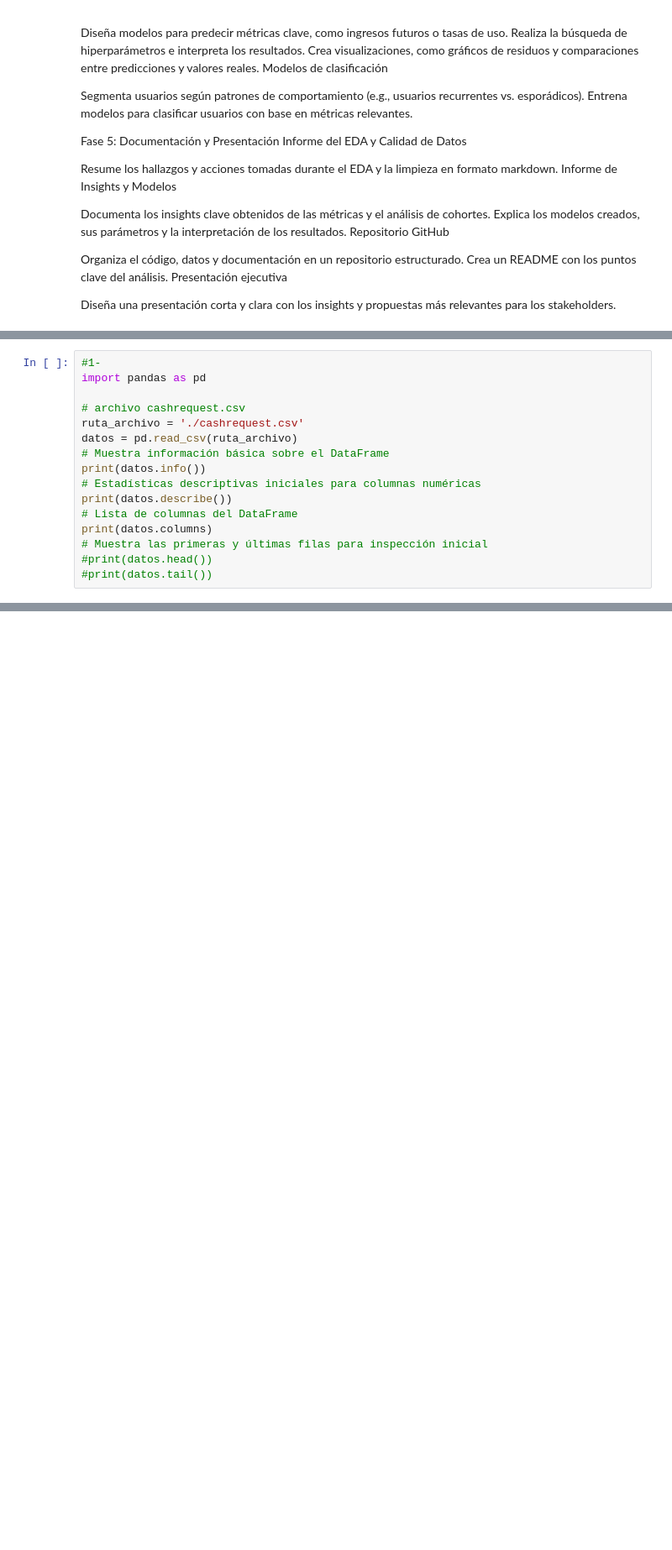
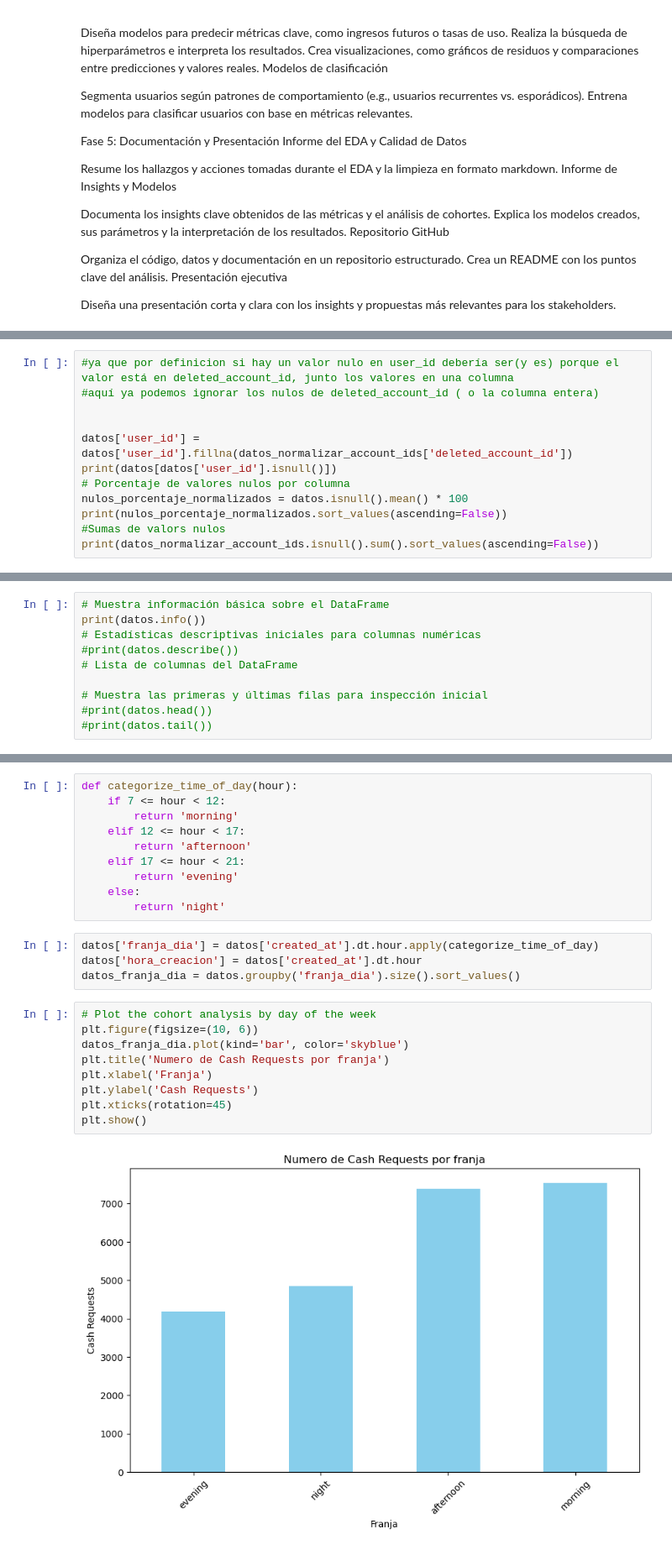
Before and after one commit to sayo18/Analisis-Avanzados-para-Pagos-de-Business-Payments, a Jupyter notebook: Proyecto2.ipynb, the cells around one changed output, grey strips where cells are left out. Shown: that part at 84% size. Drawn from its saved outputs; the diff is of its cells as text; blank space fills up the shorter version.

```diff
--- a/Proyecto2.ipynb
+++ b/Proyecto2.ipynb
@@ -69,0 +159,12 @@ Diseña una presentación corta y clara con los insights y propuestas más relev
+# %%
+#ya que por definicion si hay un valor nulo en user_id debería ser(y es) porque el valor está en deleted_account_id, junto los valores en una columna
+#aquí ya podemos ignorar los nulos de deleted_account_id ( o la columna entera)
+
+
+datos['user_id'] = datos['user_id'].fillna(datos_normalizar_account_ids['deleted_account_id'])
+print(datos[datos['user_id'].isnull()])
+# Porcentaje de valores nulos por columna
+nulos_porcentaje_normalizados = datos.isnull().mean() * 100
+print(nulos_porcentaje_normalizados.sort_values(ascending=False))
+#Sumas de valors nulos
+print(datos_normalizar_account_ids.isnull().sum().sort_values(ascending=False))
@@ -70,16 +304,10 @@ Diseña una presentación corta y clara con los insights y propuestas más relev
 # %%
-#1-
-import pandas as pd
-
-# archivo cashrequest.csv
-ruta_archivo = './cashrequest.csv'
-datos = pd.read_csv(ruta_archivo)
 # Muestra información básica sobre el DataFrame
 print(datos.info())
 # Estadísticas descriptivas iniciales para columnas numéricas
-print(datos.describe())
+#print(datos.describe())
 # Lista de columnas del DataFrame
-print(datos.columns)
+
 # Muestra las primeras y últimas filas para inspección inicial
 #print(datos.head())
 #print(datos.tail())
@@ -103,0 +332,25 @@ Data columns (total 16 columns):
+# %%
+def categorize_time_of_day(hour):
+    if 7 <= hour < 12:
+        return 'morning'
+    elif 12 <= hour < 17:
+        return 'afternoon'
+    elif 17 <= hour < 21:
+        return 'evening'
+    else:
+        return 'night'
+# %%
+datos['franja_dia'] = datos['created_at'].dt.hour.apply(categorize_time_of_day)
+datos['hora_creacion'] = datos['created_at'].dt.hour
+datos_franja_dia = datos.groupby('franja_dia').size().sort_values()
+# %%
+# Plot the cohort analysis by day of the week
+plt.figure(figsize=(10, 6))
+datos_franja_dia.plot(kind='bar', color='skyblue')
+plt.title('Numero de Cash Requests por franja')
+plt.xlabel('Franja')
+plt.ylabel('Cash Requests')
+plt.xticks(rotation=45)
+plt.show()
+# %% [output]
+[figure, added]
```
Also changed, not shown: parts of 86 cells of this notebook, 1 other file.
